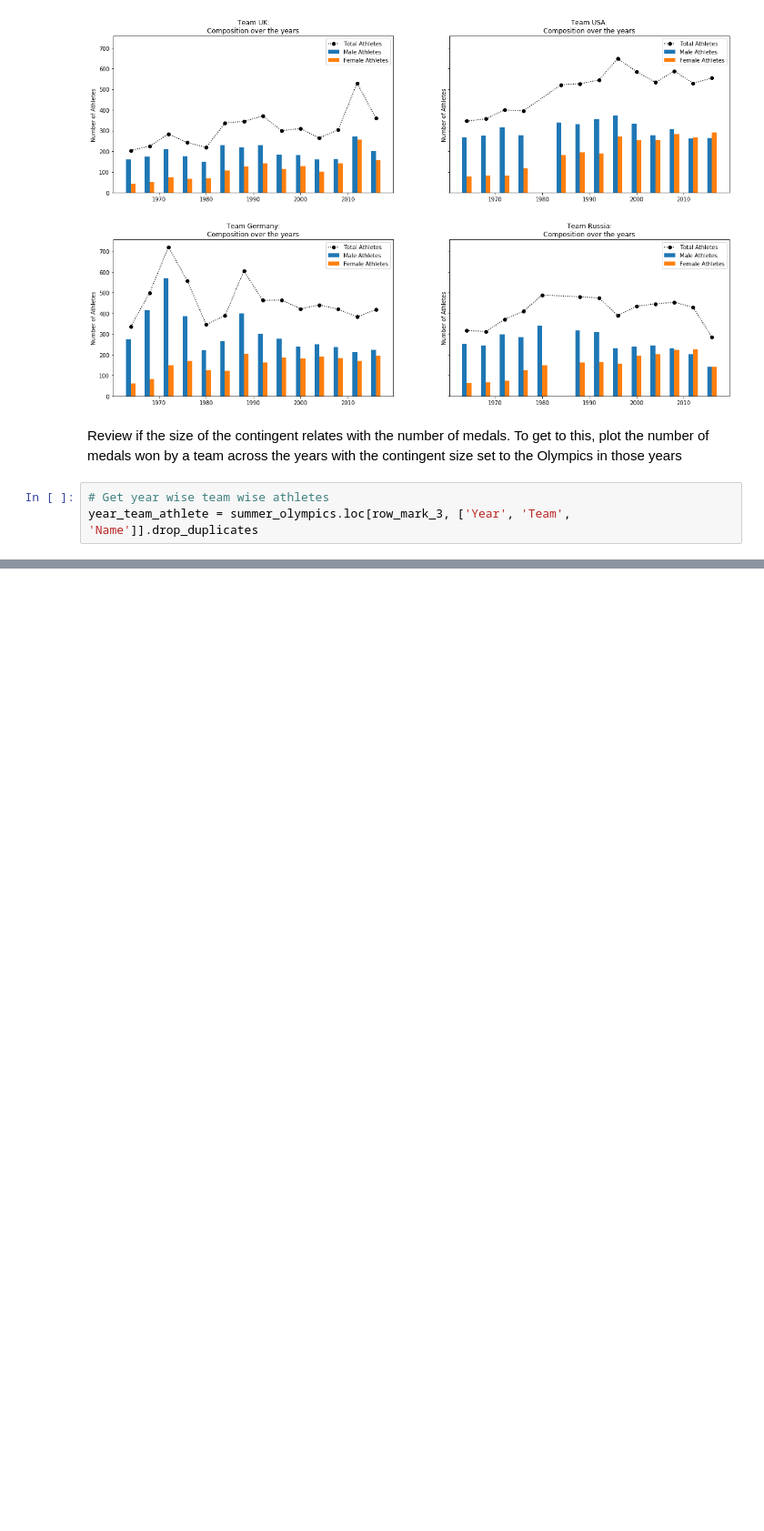
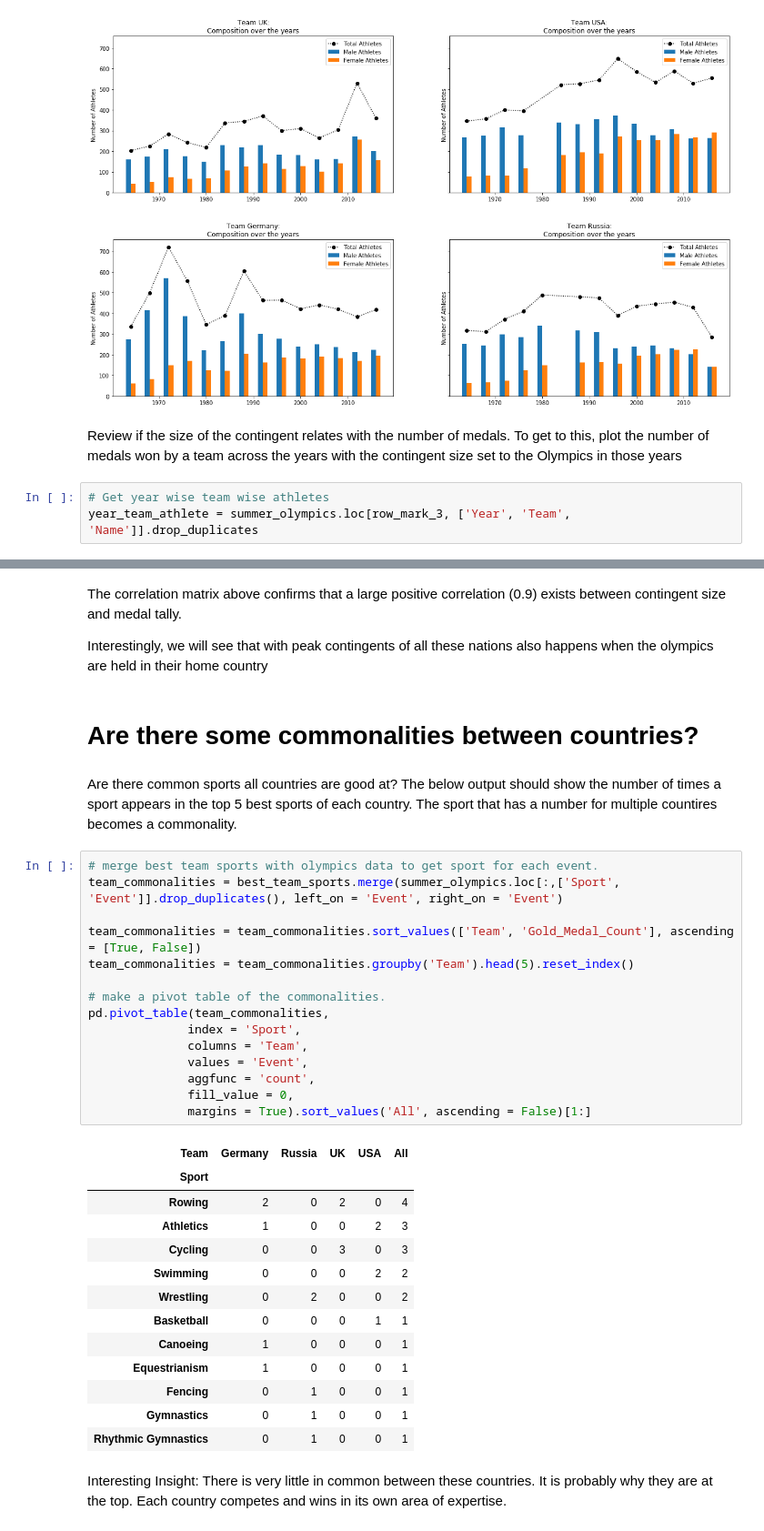
Before and after one commit to christineton/olympics-prediction, a Jupyter notebook: olympics-analysis.ipynb, the cells around one changed output, grey strips where cells are left out. Shown at 91% size. Drawn from its saved outputs; the diff is of its cells as text; blank space fills up the shorter version.

```diff
--- a/olympics-analysis.ipynb
+++ b/olympics-analysis.ipynb
@@ -595,0 +685,39 @@ year_team_athlete = summer_olympics.loc[row_mark_3, ['Year', 'Team', 'Name']].dr
+# %% [markdown]
+The correlation matrix above confirms that a large positive correlation (0.9) exists between contingent size and medal tally.
+
+Interestingly, we will see that with peak contingents of all these nations also happens when the olympics are held in their home country
+# %% [markdown]
+# Are there some commonalities between countries?
+# %% [markdown]
+Are there common sports all countries are good at? The below output should show the number of times a sport appears in the top 5 best sports of each country. The sport that has a number for multiple countires becomes a commonality.
+# %%
+# merge best team sports with olympics data to get sport for each event.
+team_commonalities = best_team_sports.merge(summer_olympics.loc[:,['Sport', 'Event']].drop_duplicates(), left_on = 'Event', right_on = 'Event')
+
+team_commonalities = team_commonalities.sort_values(['Team', 'Gold_Medal_Count'], ascending = [True, False])
+team_commonalities = team_commonalities.groupby('Team').head(5).reset_index()
+
+# make a pivot table of the commonalities.
+pd.pivot_table(team_commonalities,
+              index = 'Sport',
+              columns = 'Team',
+              values = 'Event',
+              aggfunc = 'count',
+              fill_value = 0,
+              margins = True).sort_values('All', ascending = False)[1:]
+# %% [output]
+| Team | Germany | Russia | UK | USA | All |
+| Sport |  |  |  |  |  |
+| Rowing | 2 | 0 | 2 | 0 | 4 |
+| Athletics | 1 | 0 | 0 | 2 | 3 |
+| Cycling | 0 | 0 | 3 | 0 | 3 |
+| Swimming | 0 | 0 | 0 | 2 | 2 |
+| Wrestling | 0 | 2 | 0 | 0 | 2 |
+| Basketball | 0 | 0 | 0 | 1 | 1 |
+| Canoeing | 1 | 0 | 0 | 0 | 1 |
+| Equestrianism | 1 | 0 | 0 | 0 | 1 |
+| Fencing | 0 | 1 | 0 | 0 | 1 |
+| Gymnastics | 0 | 1 | 0 | 0 | 1 |
+| Rhythmic Gymnastics | 0 | 1 | 0 | 0 | 1 |
+# %% [markdown]
+Interesting Insight: There is very little in common between these countries. It is probably why they are at the top. Each country competes and wins in its own area of expertise.
```
Also changed, not shown: parts of 12 cells of this notebook.
